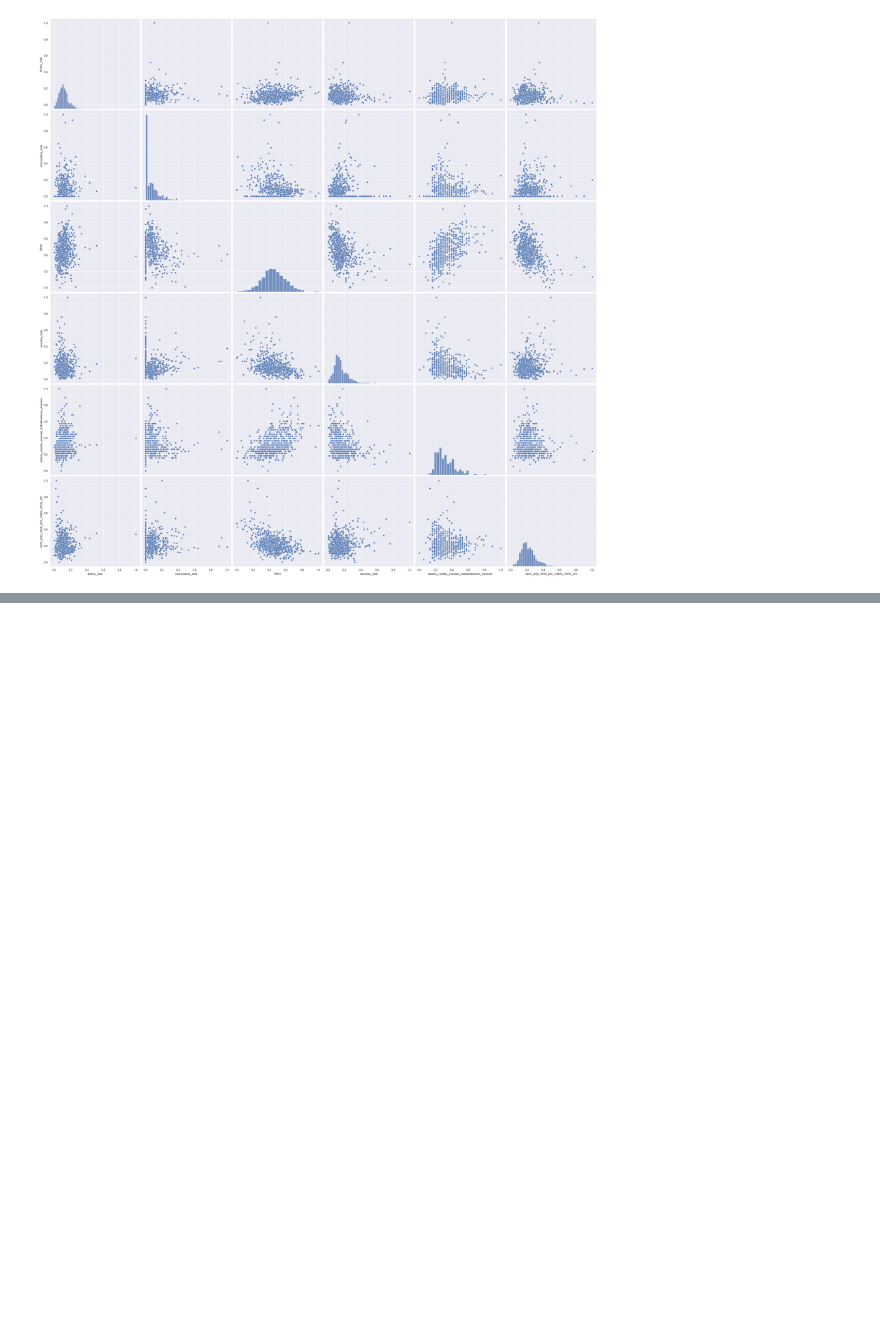
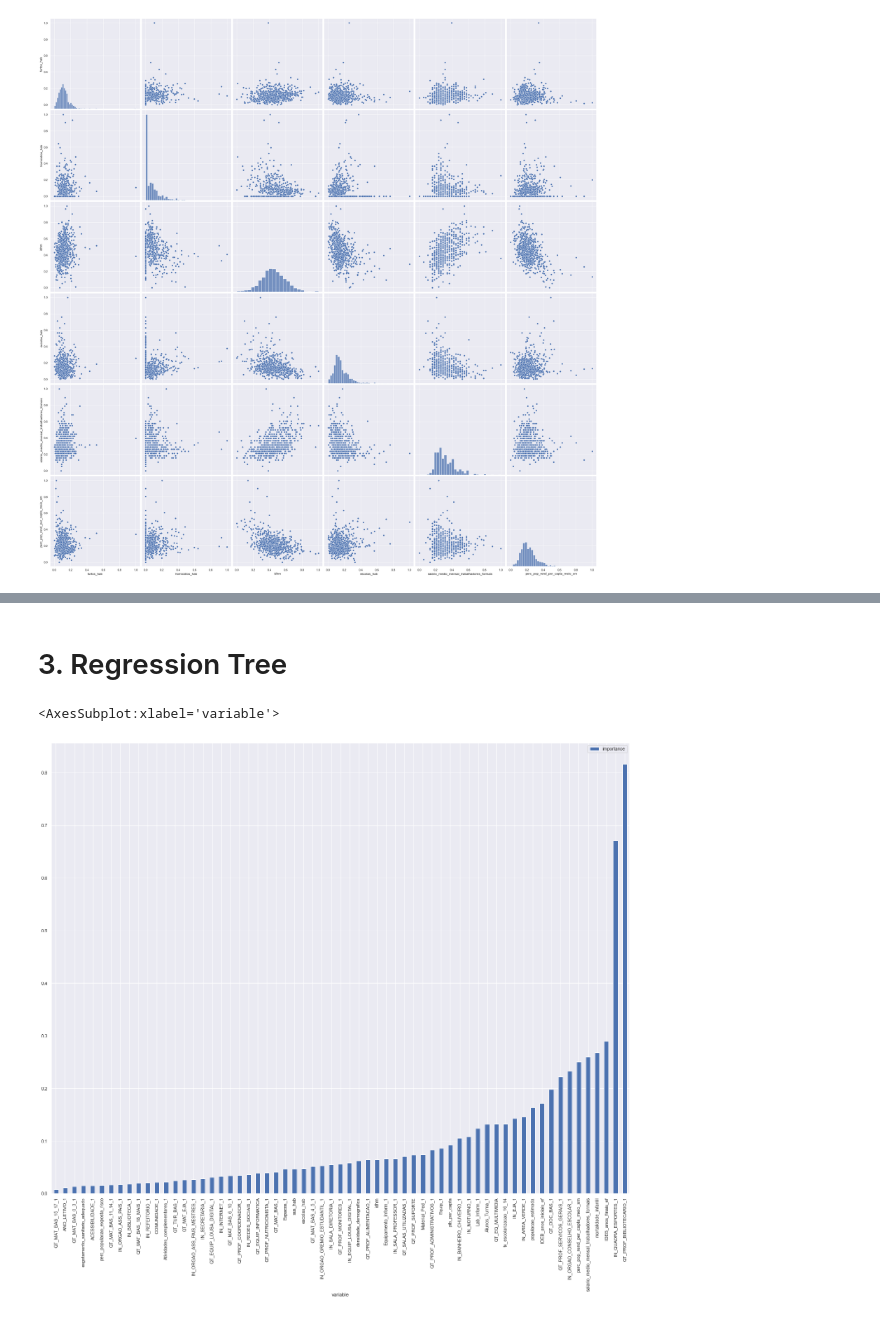
Before and after one commit to CaioFerreiraB/sp_crime_and_education, a Jupyter notebook: Exploratory_analysis.ipynb, the cells around one changed output, grey strips where cells are left out. Saved outputs shown, nothing was run; the diff lists cells and outputs as text; code cells hidden in the pictures; blank space fills up the shorter version.

Commit message:
add decision tree and random forest regression models

```diff
--- a/Exploratory_analysis.ipynb
+++ b/Exploratory_analysis.ipynb
@@ -88,3 +82,33 @@ corr_final
 | sus_hab | -0.063342 | -0.009418 | -0.095859 | -0.187861 |
 | perc_populacao_exposta_risco | 0.066142 | 0.048583 | 0.097376 | 0.148447 |
 | escolas_hab | -0.037860 | 0.013228 | -0.082020 | -0.150592 |
+# %% [markdown]
+# 3. Regression Tree
+# %%
+from sklearn.tree import DecisionTreeRegressor
+from sklearn.inspection import permutation_importance
+
+
+model = DecisionTreeRegressor(criterion='poisson', splitter='random')
+
+cols = df.columns.to_list()
+cols.remove('NO_MUNICIPIO')
+cols.remove('furtos_hab')
+cols.remove('homicidios_hab')
+cols.remove('Furto')
+cols.remove('Homicidios')
+cols.remove('nEscolas')
+
+model.fit(df[cols], df['furtos_hab'])
+
+importance = model.feature_importances_
+
+importance_perm = permutation_importance(model, df[cols], df['furtos_hab'], n_repeats=10, random_state=0)
+
+# pd.DataFrame(importance_perm['importances_mean']).plot.bar()
+importance_df = pd.DataFrame({'variable': cols, 'importance' : importance_perm['importances_mean'].tolist()})
+
+importance_df[importance_df['importance'] > 0].sort_values(by='importance').plot.bar(x='variable', y='importance')
+# %% [output]
+<AxesSubplot:xlabel='variable'>
+[figure, added]
```
Also changed, not shown: parts of 2 cells of this notebook.
